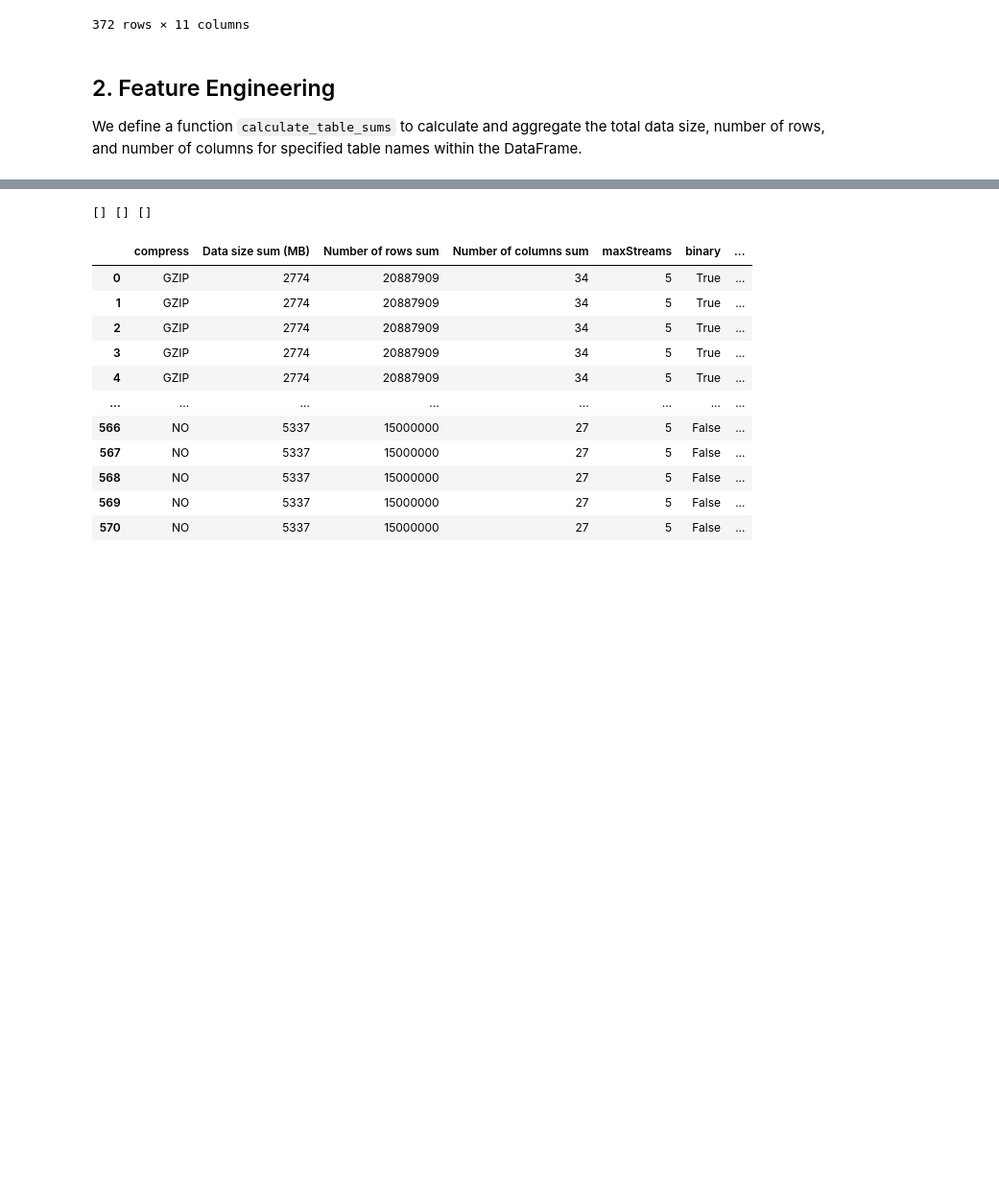
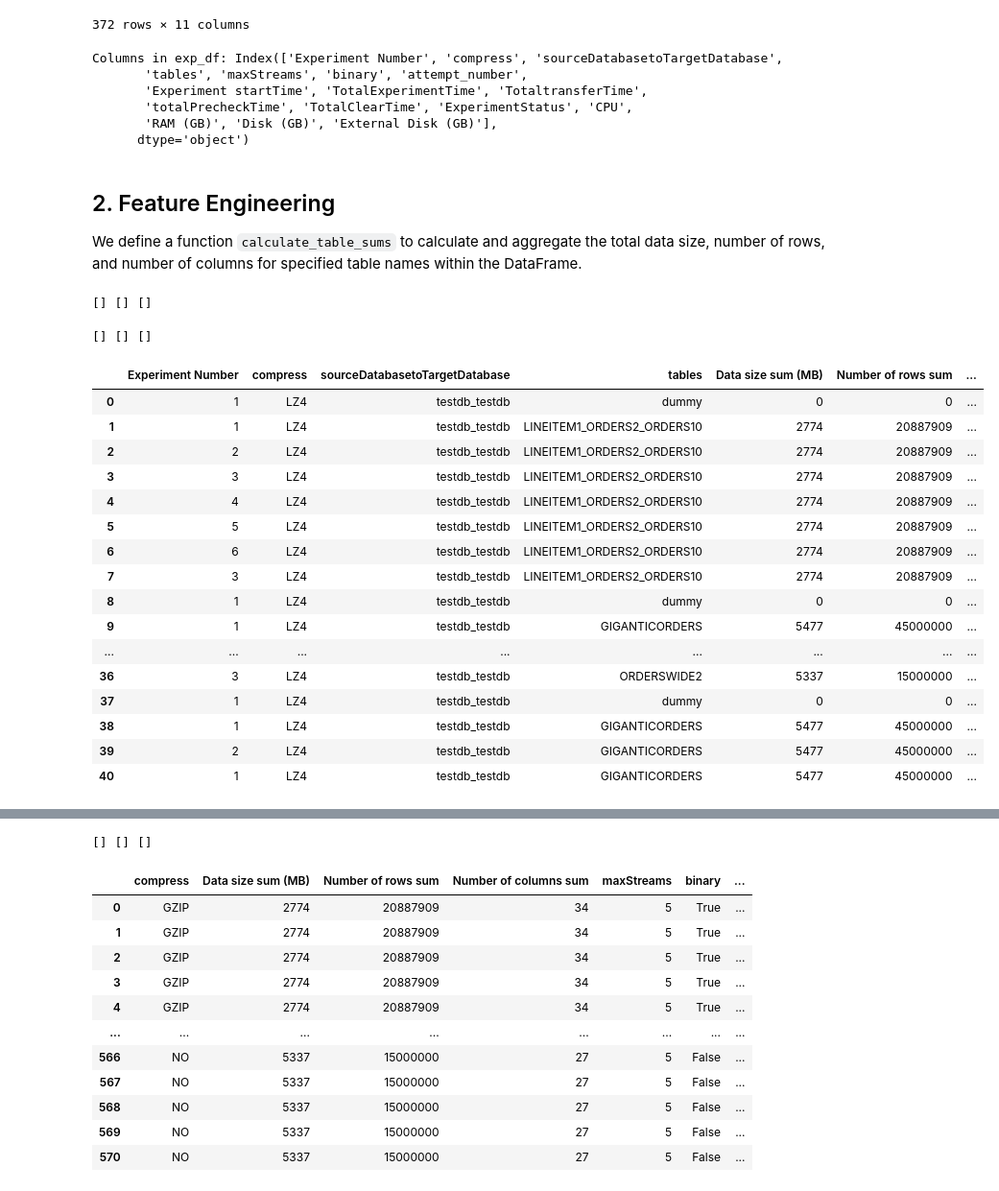
Before and after one commit to yorku-ease/DmML, a Jupyter notebook: db2_data_cleaning.ipynb, the cells around one changed output, grey strips where cells are left out. Shown at 96% size. Cells and saved outputs as stored; diff of their text form; code cells hidden in the pictures; blank space fills up the shorter version.

```diff
--- a/db2_data_cleaning.ipynb
+++ b/db2_data_cleaning.ipynb
@@ -189,6 +250,14 @@ v2_exp6_performance_df = pd.read_csv('https://raw.githubusercontent.com/yorku-ea
 v2_exp7_performance_df = pd.read_csv('https://raw.githubusercontent.com/yorku-ease/DmML/refs/heads/main/Data/DB2%20Performance%20Datasets/v2/exp7/performanceBenchmark.csv')
 v2_exp8_performance_df = pd.read_csv('https://raw.githubusercontent.com/yorku-ease/DmML/refs/heads/main/Data/DB2%20Performance%20Datasets/v2/exp8/performanceBenchmark.csv')
 v2_exp9_performance_df = pd.read_csv('https://raw.githubusercontent.com/yorku-ease/DmML/refs/heads/main/Data/DB2%20Performance%20Datasets/v2/exp9/performanceBenchmark.csv')
+
+
+# Load test performance benchmark datasets
+v3_exp56_performance_df = pd.read_csv('https://raw.githubusercontent.com/yorku-ease/DmML/refs/heads/main/Data/DB2%20Performance%20Datasets/v3/exp56/performanceBenchmark.csv')
+v3_exp57_performance_df = pd.read_csv('https://raw.githubusercontent.com/yorku-ease/DmML/refs/heads/main/Data/DB2%20Performance%20Datasets/v3/exp57/performanceBenchmark.csv')
+v3_exp58_performance_df = pd.read_csv('https://raw.githubusercontent.com/yorku-ease/DmML/refs/heads/main/Data/DB2%20Performance%20Datasets/v3/exp58/performanceBenchmark.csv')
+v3_exp59_performance_df = pd.read_csv('https://raw.githubusercontent.com/yorku-ease/DmML/refs/heads/main/Data/DB2%20Performance%20Datasets/v3/exp59/performanceBenchmark.csv')
+v3_exp60_performance_df = pd.read_csv('https://raw.githubusercontent.com/yorku-ease/DmML/refs/heads/main/Data/DB2%20Performance%20Datasets/v3/exp60/performanceBenchmark.csv')
 # %%
 exp1_performance_df.head()
 # %% [output]
@@ -283,4 +352,23 @@ performance_dfs = [exp1_performance_df, exp2_performance_df, exp3_performance_df
                    exp19_performance_df, exp20_performance_df, exp21_performance_df,
                    exp22_performance_df, exp23_performance_df, exp24_performance_df]
 
+test_performance_dfs = [v3_exp56_performance_df, v3_exp57_performance_df, v3_exp58_performance_df,
+                       v3_exp59_performance_df, v3_exp60_performance_df]
+
 performance_df = pd.concat(performance_dfs, ignore_index=True)
+test_performance_df = pd.concat(test_performance_dfs, ignore_index=True)
+# %%
+disk_value = source_machine_df['Disk (GB)'].values[0]
+external_disk_value = source_machine_df['External Disk (GB)'].values[0]
+
+extended_dfs = []
+
+for i, df in enumerate([test_performance_df]):
+    yaml_row = yaml_df.iloc[i]
+    repeated_yaml_row = pd.DataFrame([yaml_row] * len(df), index=df.index)
+    repeated_yaml_row['Disk (GB)'] = disk_value
+    repeated_yaml_row['External Disk (GB)'] = external_disk_value
+    extended_df = pd.concat([df, repeated_yaml_row], axis=1)
+    extended_dfs.append(extended_df)
+
+final_test_df = pd.concat(extended_dfs, ignore_index=True)
@@ -323,6 +423,15 @@ performance_df
 | 370 | 6 | NO | testdb_testdb | ORDERSWIDE2 | 5 | False | 1.719368e+09 | ... |
 | 371 | 7 | NO | testdb_testdb | ORDERSWIDE2 | 5 | False | 1.719368e+09 | ... |
 372 rows × 11 columns
+# %%
+print("Columns in exp_df:", final_test_df.columns)
+# %% [output]
+Columns in exp_df: Index(['Experiment Number', 'compress', 'sourceDatabasetoTargetDatabase',
+       'tables', 'maxStreams', 'binary', 'attempt_number',
+       'Experiment startTime', 'TotalExperimentTime', 'TotaltransferTime',
+       'totalPrecheckTime', 'TotalClearTime', 'ExperimentStatus', 'CPU',
+       'RAM (GB)', 'Disk (GB)', 'External Disk (GB)'],
+      dtype='object')
 # %% [markdown]
 ## 2. Feature Engineering
 We define a function `calculate_table_sums` to calculate and aggregate the total data size, number of rows, and number of columns for specified table names within the DataFrame.
@@ -361,6 +470,34 @@ def calculate_table_sums(exp_df, tables_df):
                      'TotalExperimentTime', 'TotaltransferTime', 'totalPrecheckTime', 'TotalClearTime', 'RAM (GB)',	'CPU', 'Disk (GB)', 'External Disk (GB)']]
 
     return exp_df
+# %%
+final_test_df = calculate_table_sums(final_test_df, tables_df)
+# %% [output]
+[] [] []
+# %%
+final_test1_df = calculate_table_sums(final_test1_df, tables_df)
+# %% [output]
+[] [] []
+# %%
+final_test_df
+# %% [output]
+|  | Experiment Number | compress | sourceDatabasetoTargetDatabase | tables | Data size sum (MB) | Number of rows sum | ... |
+| 0 | 1 | LZ4 | testdb_testdb | dummy | 0 | 0 | ... |
+| 1 | 1 | LZ4 | testdb_testdb | LINEITEM1_ORDERS2_ORDERS10 | 2774 | 20887909 | ... |
+| 2 | 2 | LZ4 | testdb_testdb | LINEITEM1_ORDERS2_ORDERS10 | 2774 | 20887909 | ... |
+| 3 | 3 | LZ4 | testdb_testdb | LINEITEM1_ORDERS2_ORDERS10 | 2774 | 20887909 | ... |
+| 4 | 4 | LZ4 | testdb_testdb | LINEITEM1_ORDERS2_ORDERS10 | 2774 | 20887909 | ... |
+| 5 | 5 | LZ4 | testdb_testdb | LINEITEM1_ORDERS2_ORDERS10 | 2774 | 20887909 | ... |
+| 6 | 6 | LZ4 | testdb_testdb | LINEITEM1_ORDERS2_ORDERS10 | 2774 | 20887909 | ... |
+| 7 | 3 | LZ4 | testdb_testdb | LINEITEM1_ORDERS2_ORDERS10 | 2774 | 20887909 | ... |
+| 8 | 1 | LZ4 | testdb_testdb | dummy | 0 | 0 | ... |
+| 9 | 1 | LZ4 | testdb_testdb | GIGANTICORDERS | 5477 | 45000000 | ... |
+| ... | ... | ... | ... | ... | ... | ... | ... |
+| 36 | 3 | LZ4 | testdb_testdb | ORDERSWIDE2 | 5337 | 15000000 | ... |
+| 37 | 1 | LZ4 | testdb_testdb | dummy | 0 | 0 | ... |
+| 38 | 1 | LZ4 | testdb_testdb | GIGANTICORDERS | 5477 | 45000000 | ... |
+| 39 | 2 | LZ4 | testdb_testdb | GIGANTICORDERS | 5477 | 45000000 | ... |
+| 40 | 1 | LZ4 | testdb_testdb | GIGANTICORDERS | 5477 | 45000000 | ... |
 # %%
 performance_df
 # %% [output]
```
Also changed, not shown: parts of 124 cells of this notebook.
